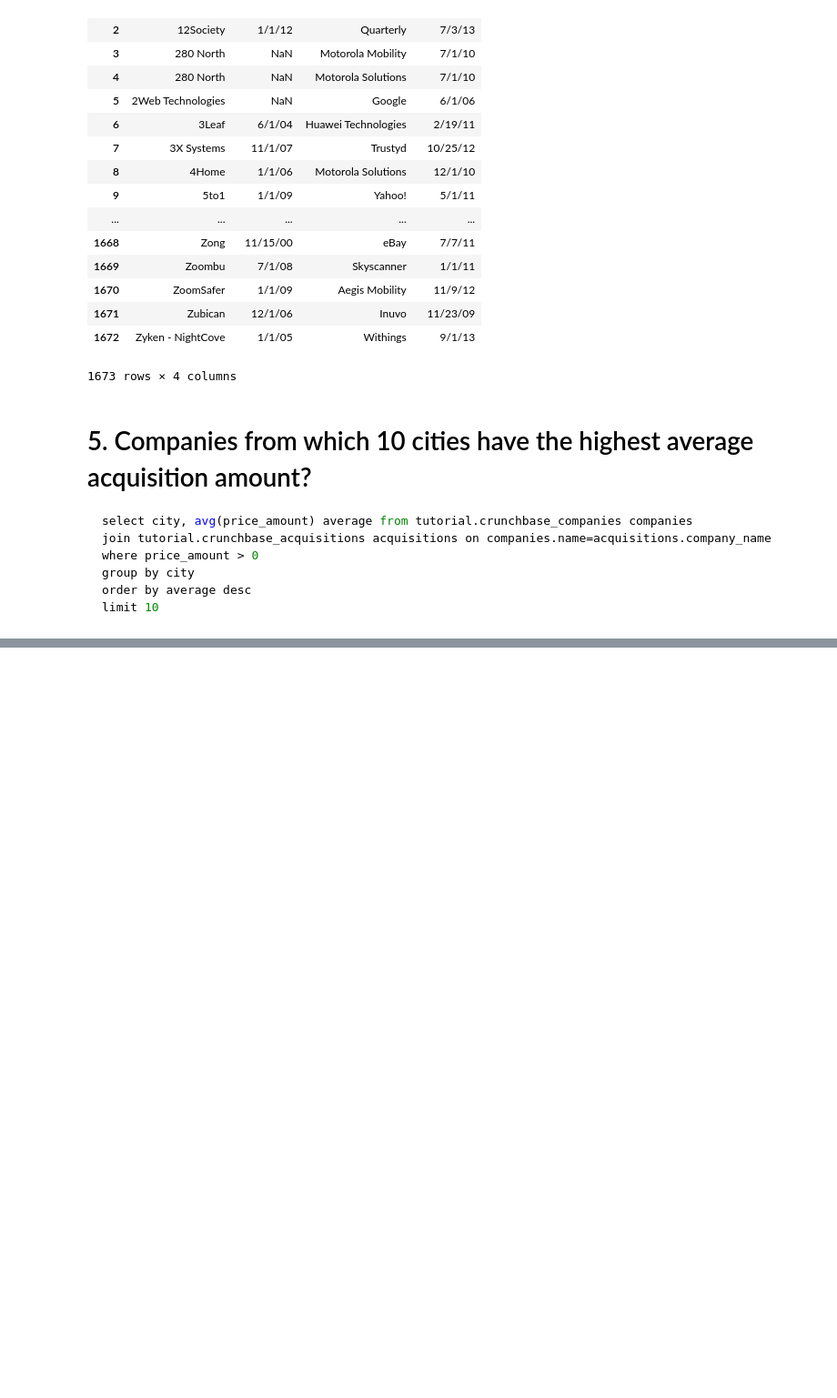
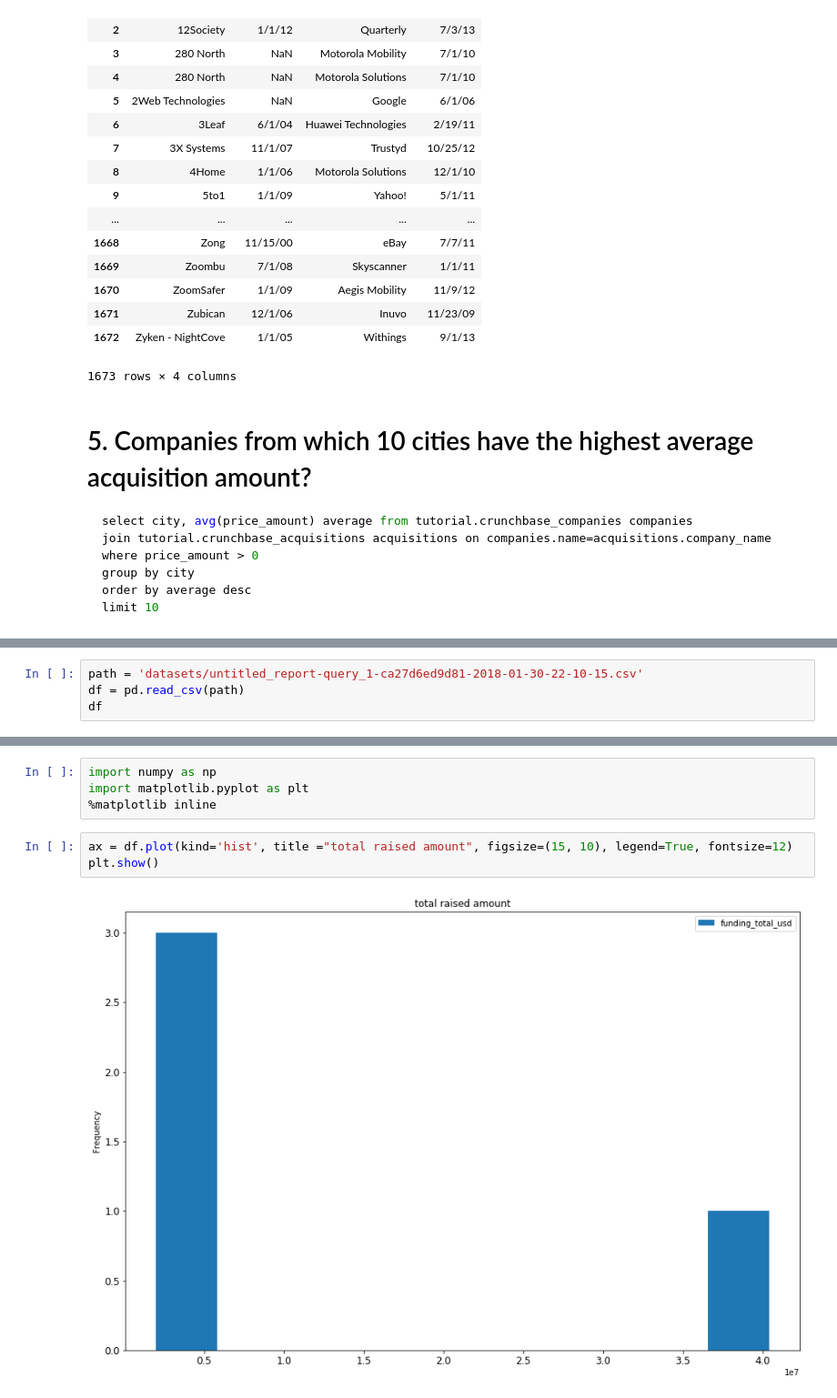
Before and after one commit to kaichimomose/DS-1-Data-Analysis, a Jupyter notebook: SQL_Database_Exploration_Questions_Solutions.ipynb, the cells around one changed output, grey strips where cells are left out. Shown: that part at 91% size. Cells and saved outputs as stored; diff of their text form; blank space fills up the shorter version.

```diff
--- a/SQL_Database_Exploration_Questions_Solutions.ipynb
+++ b/SQL_Database_Exploration_Questions_Solutions.ipynb
@@ -120,0 +148,4 @@ limit 10
+# %%
+path = 'datasets/untitled_report-query_1-ca27d6ed9d81-2018-01-30-22-10-15.csv'
+df = pd.read_csv(path)
+df
@@ -120,0 +158,9 @@ limit 10
+# %%
+import numpy as np
+import matplotlib.pyplot as plt
+%matplotlib inline
+# %%
+ax = df.plot(kind='hist', title ="total raised amount", figsize=(15, 10), legend=True, fontsize=12)
+plt.show()
+# %% [output]
+[figure, added]
```
Also changed, not shown: parts of 11 cells of this notebook, 46 other files.
